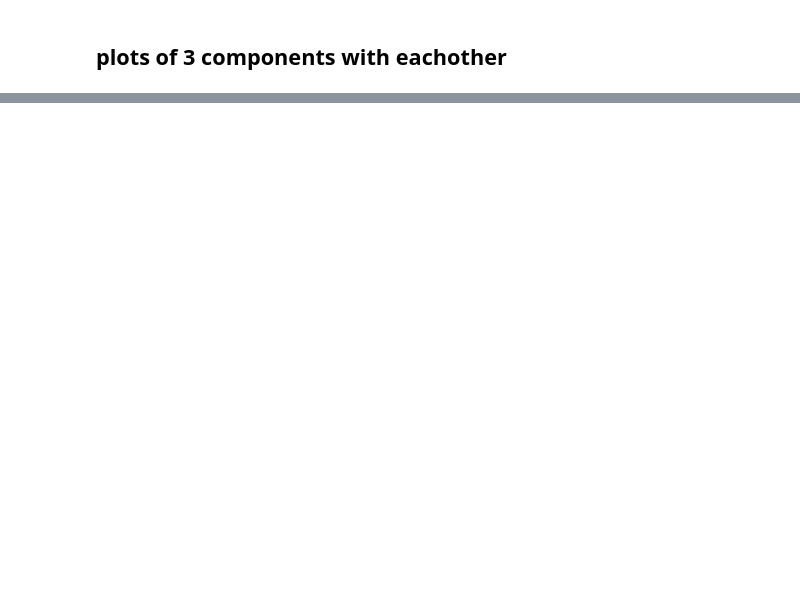
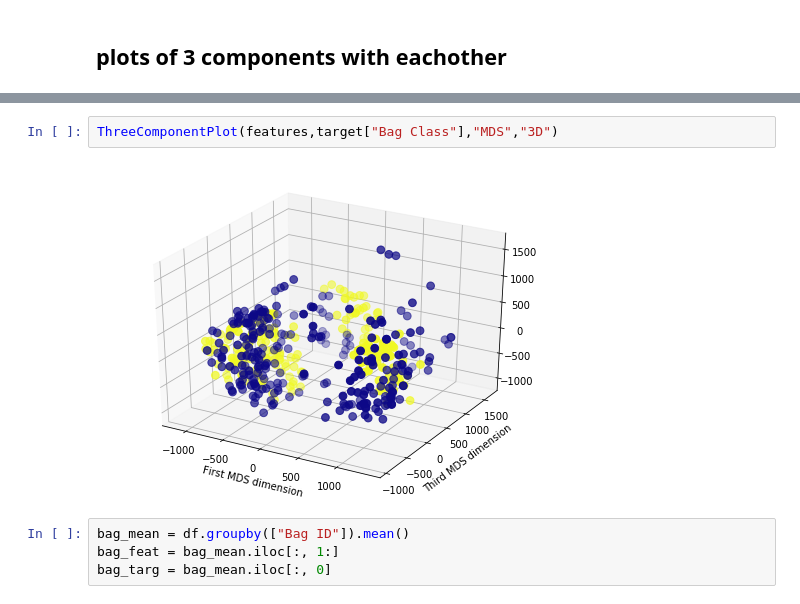
Before and after one commit to BU-IE-582/fall19-omarburk, a Jupyter notebook: IE582_HW2.ipynb, the cells around one changed output, grey strips where cells are left out. Drawn from its saved outputs; the diff is of its cells as text; blank space fills up the shorter version.

```diff
--- a/IE582_HW2.ipynb
+++ b/IE582_HW2.ipynb
@@ -98,0 +94,8 @@ Text(0, 0.5, 'Second MDS Component')
+# %%
+ThreeComponentPlot(features,target["Bag Class"],"MDS","3D")
+# %% [output]
+[figure, added]
+# %%
+bag_mean = df.groupby(["Bag ID"]).mean()
+bag_feat = bag_mean.iloc[:, 1:]
+bag_targ = bag_mean.iloc[:, 0]
```
Also changed, not shown: parts of 23 cells of this notebook.
